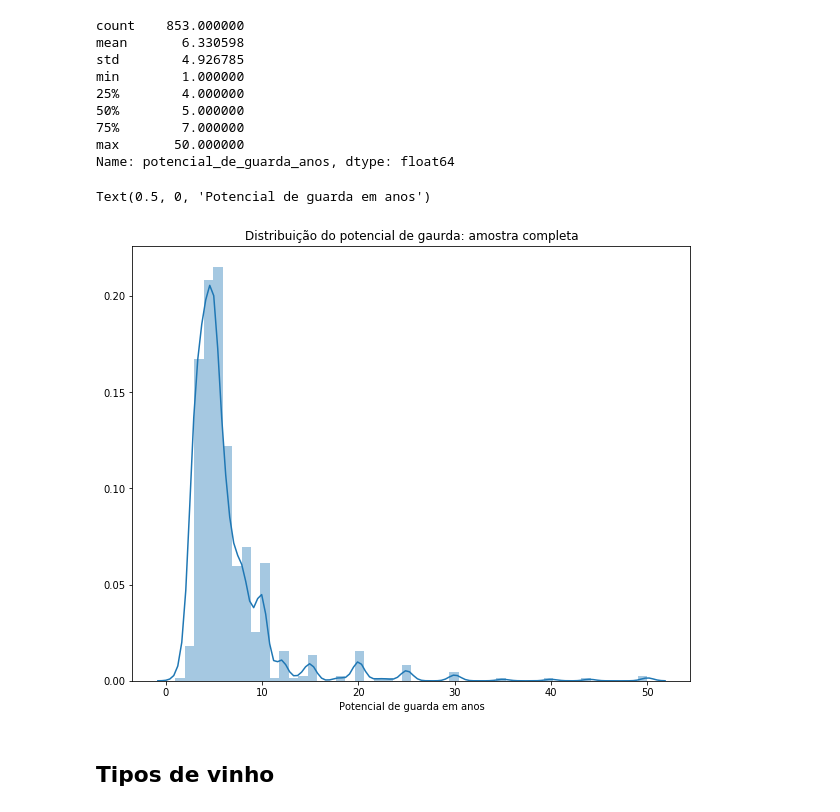
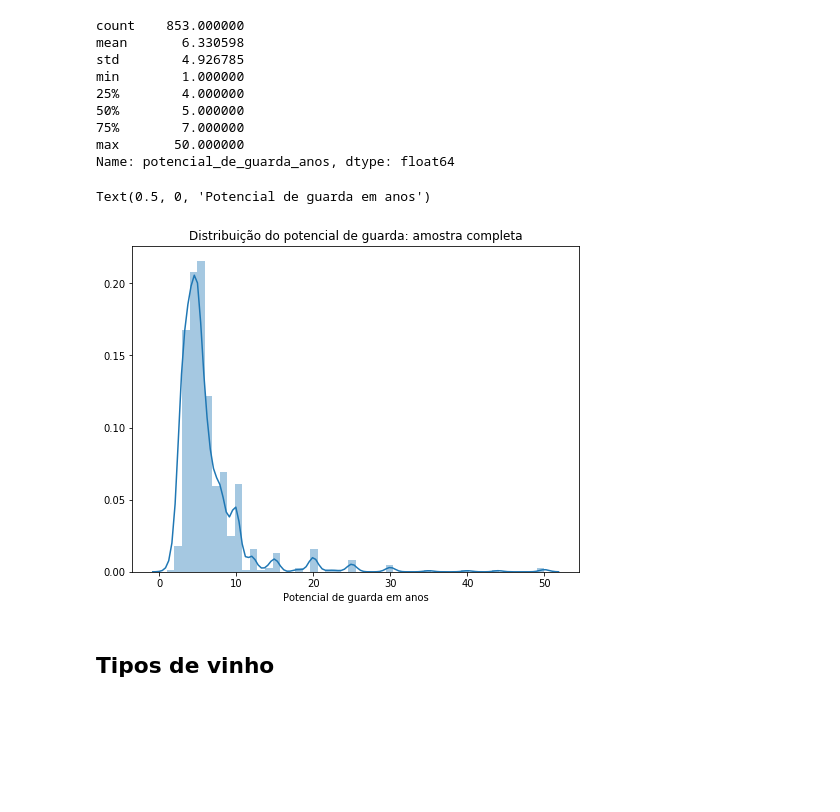
Before and after one commit to andluizsouza/ExE-projects, a Jupyter notebook: WineCase/Wine_EDA.ipynb, the cells around one changed output. Cells and saved outputs as stored; diff of their text form; code cells hidden in the pictures; blank space fills up the shorter version.

```diff
--- a/WineCase/Wine_EDA.ipynb
+++ b/WineCase/Wine_EDA.ipynb
@@ -205,13 +205,13 @@ min        1.000000
 max       50.000000
 Name: potencial_de_guarda_anos, dtype: float64
 # %%
-plt.figure(figsize=(10,8))
+plt.figure(figsize=(8,6))
 sns.distplot(ficha_df['potencial_de_guarda_anos'])
-plt.title('Distribuição do potencial de gaurda: amostra completa')
+plt.title('Distribuição do potencial de guarda: amostra completa')
 plt.xlabel('Potencial de guarda em anos')
 # %% [output]
 Text(0.5, 0, 'Potencial de guarda em anos')
-[figure, old version]
+[figure, new version]
 # %% [markdown]
 ## **Tipos de vinho**
 # %%
```
Also changed, not shown: parts of 36 cells of this notebook, 9 other files.
